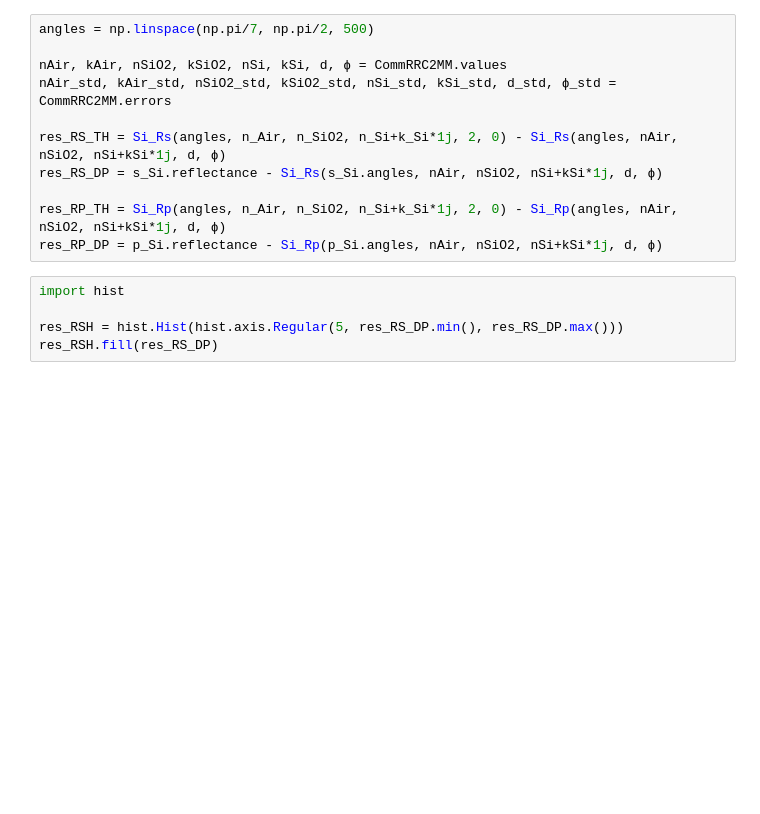
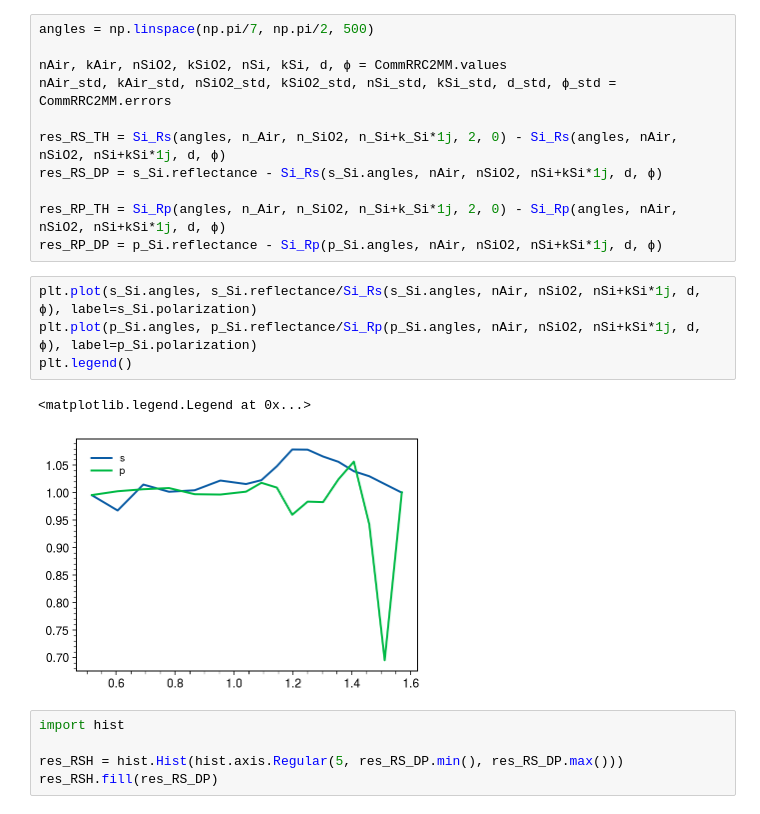
Before and after one commit to mattiasotgia/fresnel_cSi, a Jupyter notebook: analysis/cSi_fitTesting.ipynb, the cells around one changed output. Cells and saved outputs as stored; diff of their text form; blank space fills up the shorter version.

```diff
--- a/analysis/cSi_fitTesting.ipynb
+++ b/analysis/cSi_fitTesting.ipynb
@@ -245,6 +247,13 @@ res_RS_DP = s_Si.reflectance - Si_Rs(s_Si.angles, nAir, nSiO2, nSi+kSi*1j, d, ϕ
 
 res_RP_TH = Si_Rp(angles, n_Air, n_SiO2, n_Si+k_Si*1j, 2, 0) - Si_Rp(angles, nAir, nSiO2, nSi+kSi*1j, d, ϕ)
 res_RP_DP = p_Si.reflectance - Si_Rp(p_Si.angles, nAir, nSiO2, nSi+kSi*1j, d, ϕ)
+# %%
+plt.plot(s_Si.angles, s_Si.reflectance/Si_Rs(s_Si.angles, nAir, nSiO2, nSi+kSi*1j, d, ϕ), label=s_Si.polarization)
+plt.plot(p_Si.angles, p_Si.reflectance/Si_Rp(p_Si.angles, nAir, nSiO2, nSi+kSi*1j, d, ϕ), label=p_Si.polarization)
+plt.legend()
+# %% [output]
+<matplotlib.legend.Legend at 0x...>
+[figure, added]
 # %%
 import hist
 
```
Also changed, not shown: parts of 6 cells of this notebook, 16 other files.
